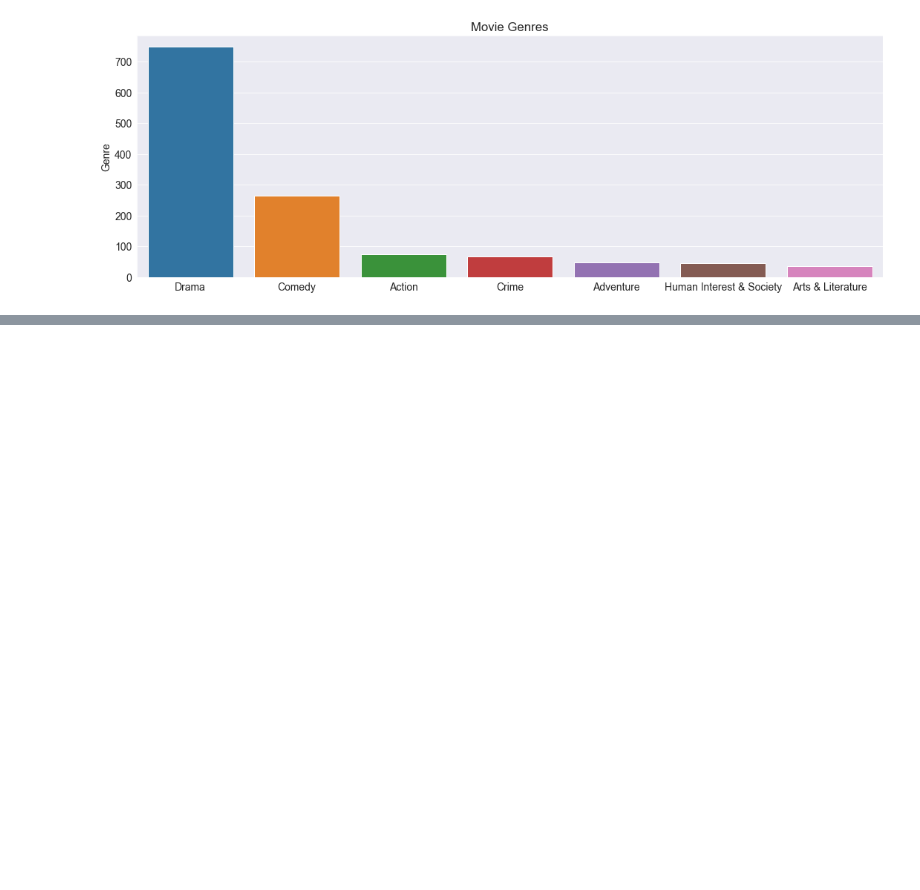
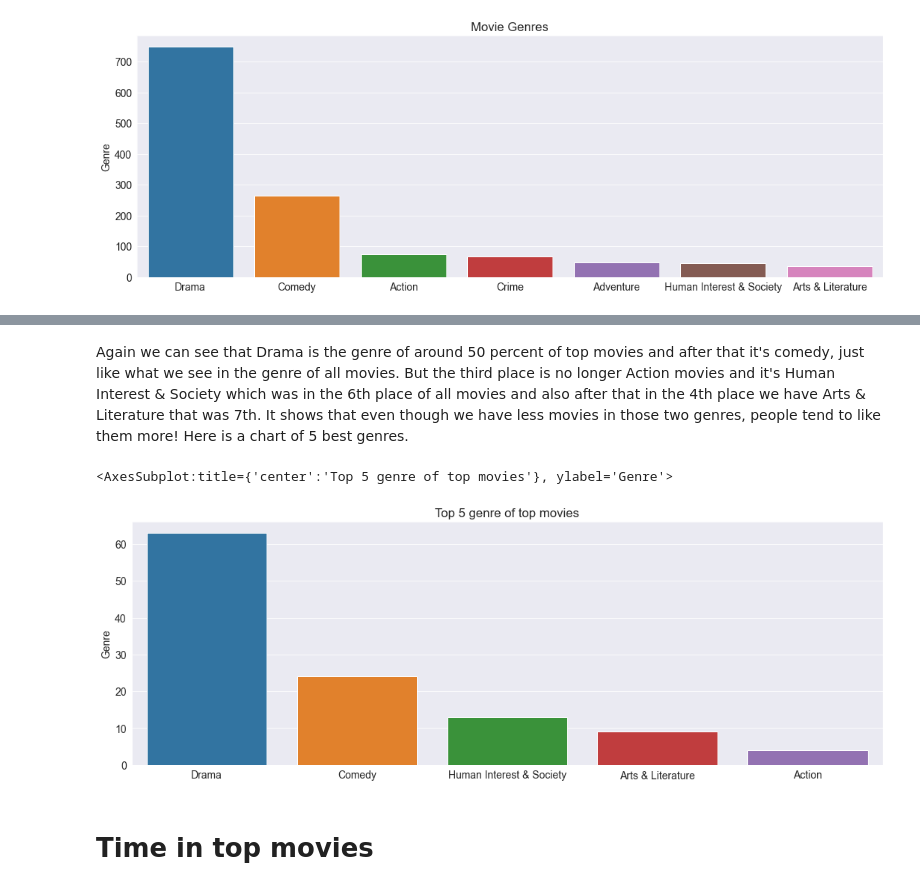
Before and after one commit to hoseinmrh/Iranian_movies_analysis, a Jupyter notebook: Movies.ipynb, the cells around one changed output, grey strips where cells are left out. Saved outputs shown, nothing was run; the diff lists cells and outputs as text; code cells hidden in the pictures; blank space fills up the shorter version.

Commit message:
Top movies analysis added

```diff
--- a/Movies.ipynb
+++ b/Movies.ipynb
@@ -304,0 +344,3 @@ sns.barplot(x = top_genres.index , y =top_genres)
+# %%
+top_movies = df[df['Score'] > 8]
+top_movies
@@ -304,0 +383,12 @@ sns.barplot(x = top_genres.index , y =top_genres)
+# %% [markdown]
+Again we can see that Drama is the genre of around 50 percent of top movies and after that it's comedy, just like what we see in the genre of all movies. But the third place is no longer Action movies and it's Human Interest & Society which was in the 6th place of all movies and also after that in the 4th place we have Arts & Literature that was 7th. It shows that even though we have less movies in those two genres, people tend to like them more! Here is a chart of 5 best genres.
+# %%
+top_movie_genres = top_movies.Genre.value_counts().head(5)
+plt.figure(figsize=(18,6))
+plt.title("Top 5 genre of top movies")
+sns.barplot(x = top_movie_genres.index , y =top_movie_genres)
+# %% [output]
+<AxesSubplot:title={'center':'Top 5 genre of top movies'}, ylabel='Genre'>
+[figure, added]
+# %% [markdown]
+# Time in top movies
```
Also changed, not shown: parts of 15 cells of this notebook.
